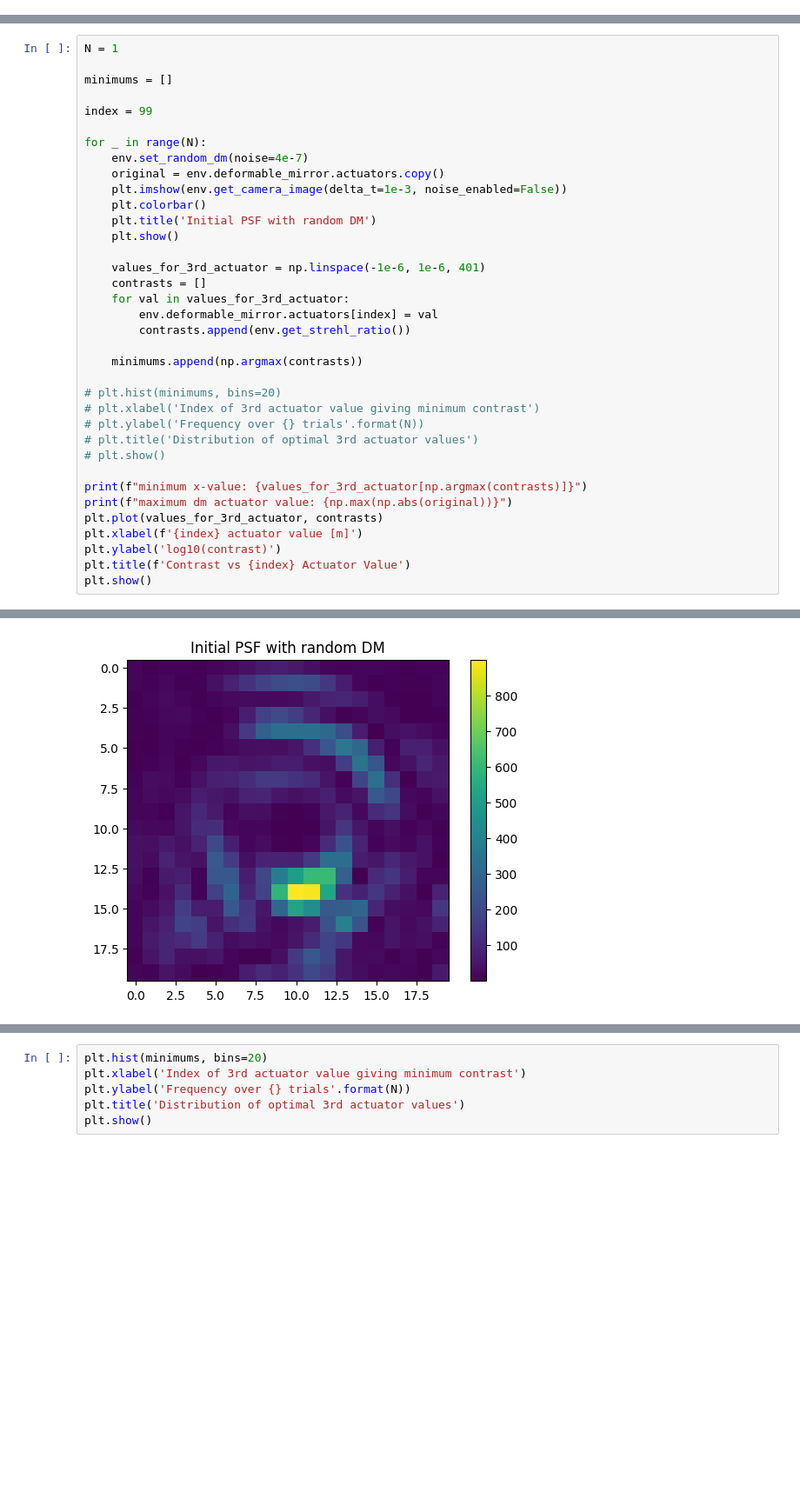
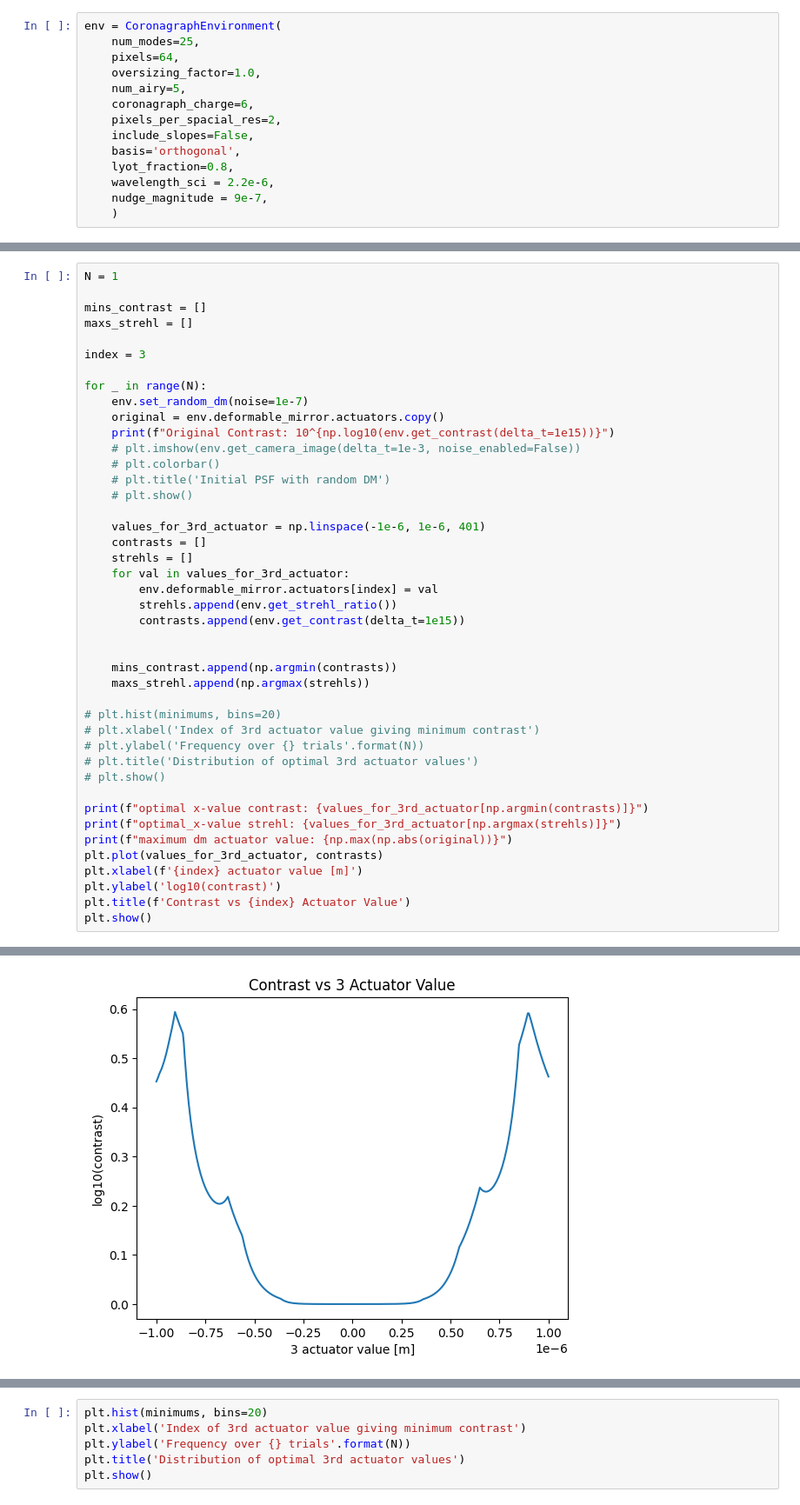
Before and after one commit to AlexeiKorolev/NASA-RL-Wavefront-Control, a Jupyter notebook: RL/testing.ipynb, the cells around one changed output, grey strips where cells are left out. Shown at 87% size. Saved outputs shown, nothing was run; the diff lists cells and outputs as text; blank space fills up the shorter version.

```diff
--- a/RL/testing.ipynb
+++ b/RL/testing.ipynb
@@ -56,0 +77,14 @@ contrast: 0.03567595758928495
+# %%
+env = CoronagraphEnvironment(
+    num_modes=25,
+    pixels=64,
+    oversizing_factor=1.0,
+    num_airy=5,
+    coronagraph_charge=6,
+    pixels_per_spacial_res=2,
+    include_slopes=False,
+    basis='orthogonal',
+    lyot_fraction=0.8,
+    wavelength_sci = 2.2e-6,
+    nudge_magnitude = 9e-7,
+    )
@@ -57,25 +93,31 @@ contrast: 0.03567595758928495
 # %%
 N = 1
 
-minimums = []
+mins_contrast = []
+maxs_strehl = []
 
-index = 99
+index = 3
 
 for _ in range(N):
-    env.set_random_dm(noise=4e-7)
+    env.set_random_dm(noise=1e-7)
     original = env.deformable_mirror.actuators.copy()
-    plt.imshow(env.get_camera_image(delta_t=1e-3, noise_enabled=False))
-    plt.colorbar()
-    plt.title('Initial PSF with random DM')
-    plt.show()
+    print(f"Original Contrast: 10^{np.log10(env.get_contrast(delta_t=1e15))}")
+    # plt.imshow(env.get_camera_image(delta_t=1e-3, noise_enabled=False))
+    # plt.colorbar()
+    # plt.title('Initial PSF with random DM')
+    # plt.show()
 
     values_for_3rd_actuator = np.linspace(-1e-6, 1e-6, 401)
     contrasts = []
+    strehls = []
     for val in values_for_3rd_actuator:
         env.deformable_mirror.actuators[index] = val
-        contrasts.append(env.get_strehl_ratio())
+        strehls.append(env.get_strehl_ratio())
+        contrasts.append(env.get_contrast(delta_t=1e15))
 
-    minimums.append(np.argmax(contrasts))
+
+    mins_contrast.append(np.argmin(contrasts))
+    maxs_strehl.append(np.argmax(strehls))
 
 # plt.hist(minimums, bins=20)
 # plt.xlabel('Index of 3rd actuator value giving minimum contrast')
@@ -83,7 +125,8 @@ for _ in range(N):
 # plt.title('Distribution of optimal 3rd actuator values')
 # plt.show()
 
-print(f"minimum x-value: {values_for_3rd_actuator[np.argmax(contrasts)]}")
+print(f"optimal x-value contrast: {values_for_3rd_actuator[np.argmin(contrasts)]}")
+print(f"optimal_x-value strehl: {values_for_3rd_actuator[np.argmax(strehls)]}")
 print(f"maximum dm actuator value: {np.max(np.abs(original))}")
 plt.plot(values_for_3rd_actuator, contrasts)
 plt.xlabel(f'{index} actuator value [m]')
@@ -94 +141 @@ plt.show()
-[figure, old version]
+[figure, new version]
```
Also changed, not shown: parts of 7 cells of this notebook, 4 other files.
